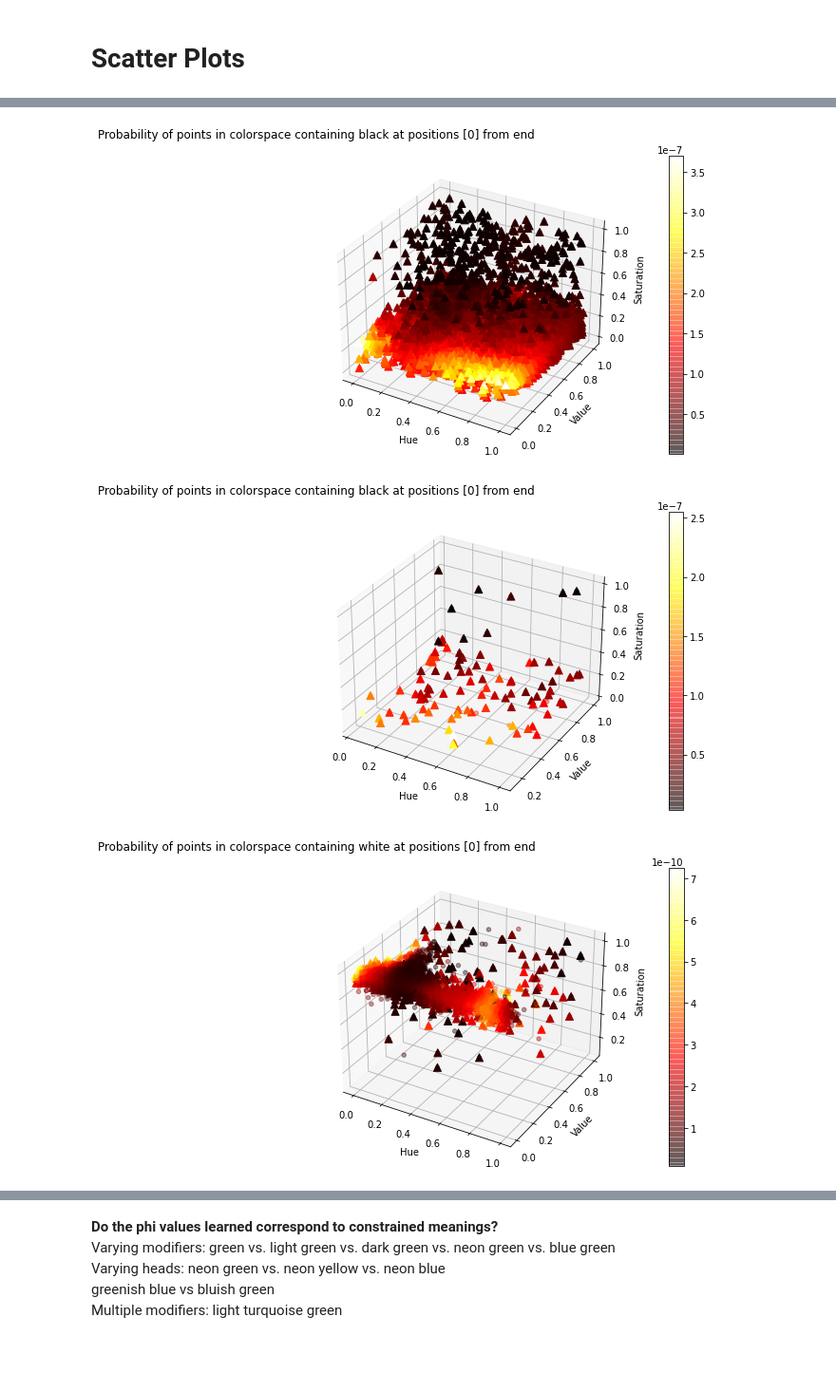
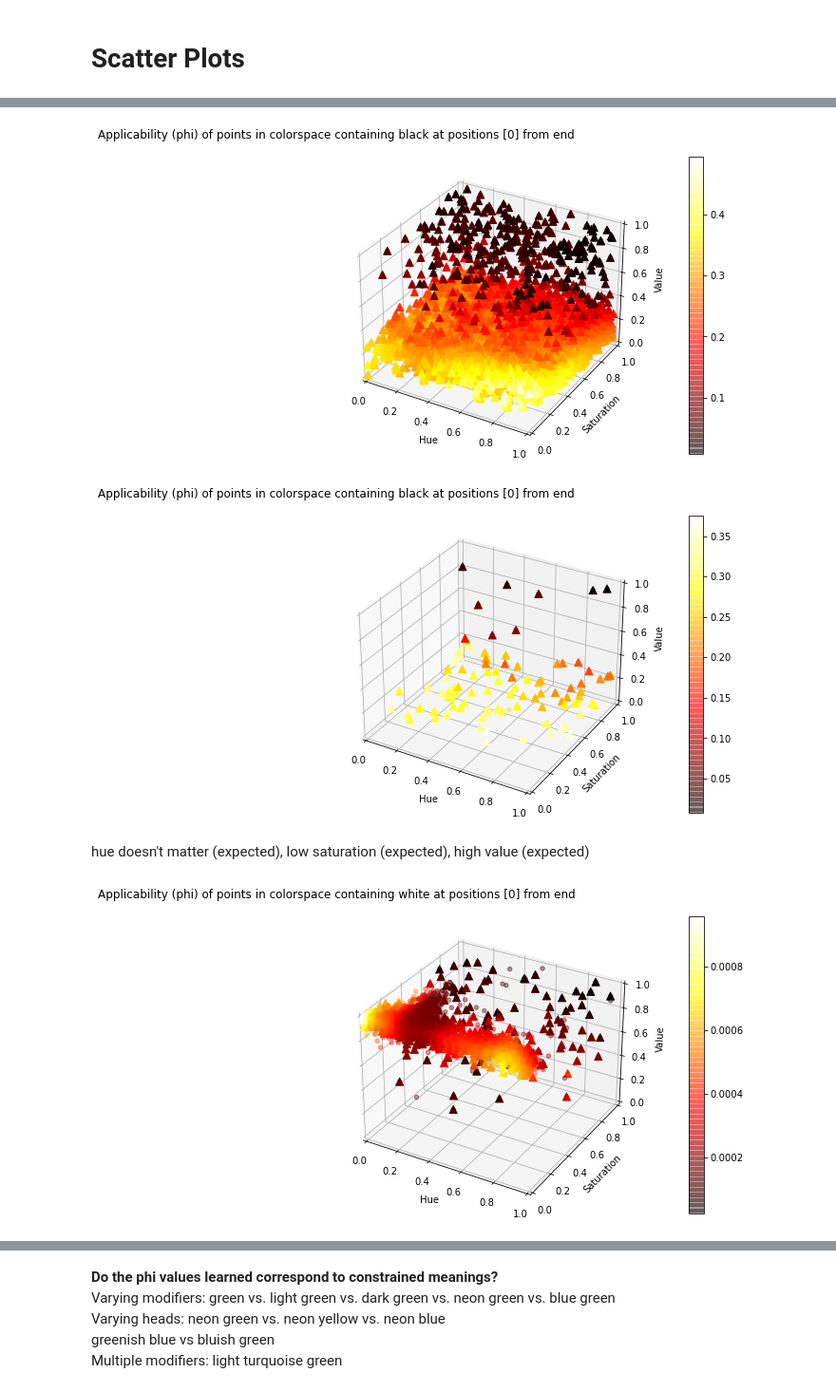
Before and after one commit to souDuggirala/speaker_strategies_sigdial2020, a Jupyter notebook: lab/analyses/notebooks/A003_compositional_xkcd_visualizations.ipynb, the cells around one changed output, grey strips where cells are left out. Shown at 95% size. Saved outputs shown, nothing was run; the diff lists cells and outputs as text; code cells hidden in the pictures; blank space fills up the shorter version.

Commit message:
Fixed small issues in plotting

```diff
--- a/lab/analyses/notebooks/A003_compositional_xkcd_visualizations.ipynb
+++ b/lab/analyses/notebooks/A003_compositional_xkcd_visualizations.ipynb
@@ -269,13 +303,15 @@ Selected indices: [135]
 # %%
-comp_plotter.scatter_plot_subset_color_term("black", [0])
+comp_plotter.scatter_plot_subset_color_term("black", [0], target="phi")
 # %% [output]
-[figure, old version]
+[figure, new version]
 # %%
-comp_plotter.scatter_plot_subset_color_term("black", [0], num_to_scatter = 100)
+comp_plotter.scatter_plot_subset_color_term("black", [0], num_to_scatter = 100, target="phi")
 # %% [output]
-[figure, old version]
+[figure, new version]
+# %% [markdown]
+hue doesn't matter (expected), low saturation (expected), high value (expected)
 # %%
-comp_plotter.scatter_plot_subset_color_term("white", [0])
+comp_plotter.scatter_plot_subset_color_term("white", [0], target="phi")
 # %% [output]
-[figure, old version]
+[figure, new version]
 # %%
```
Also changed, not shown: parts of 22 cells of this notebook, 1 other file.
